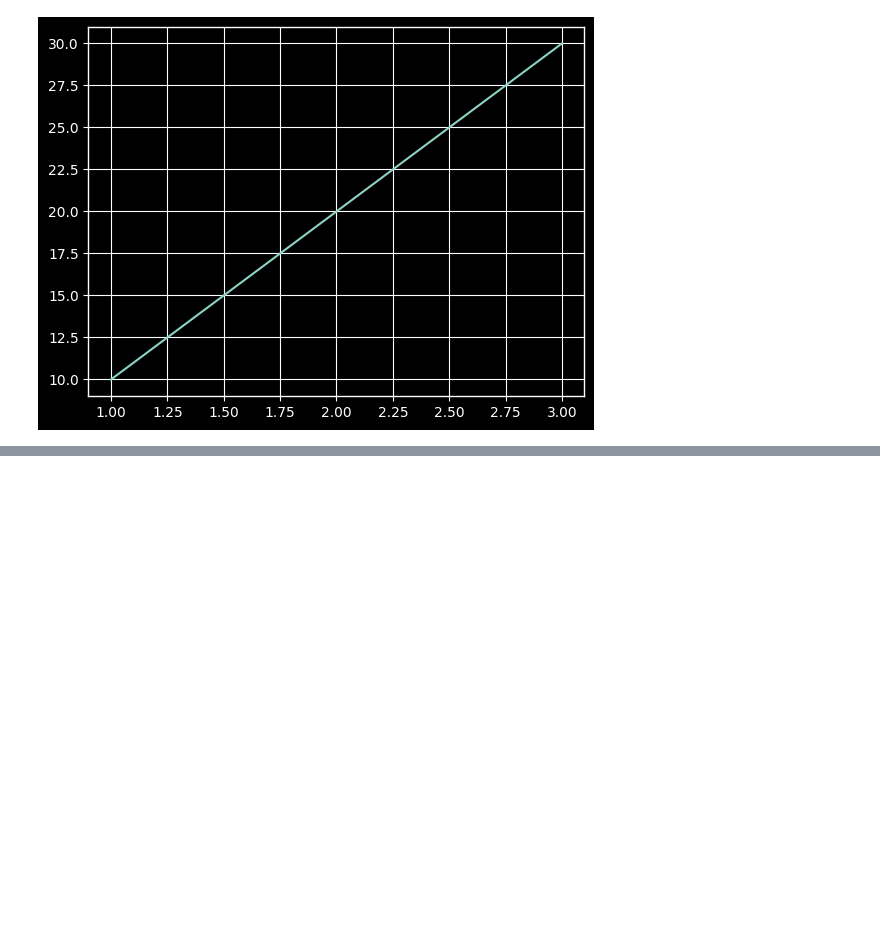
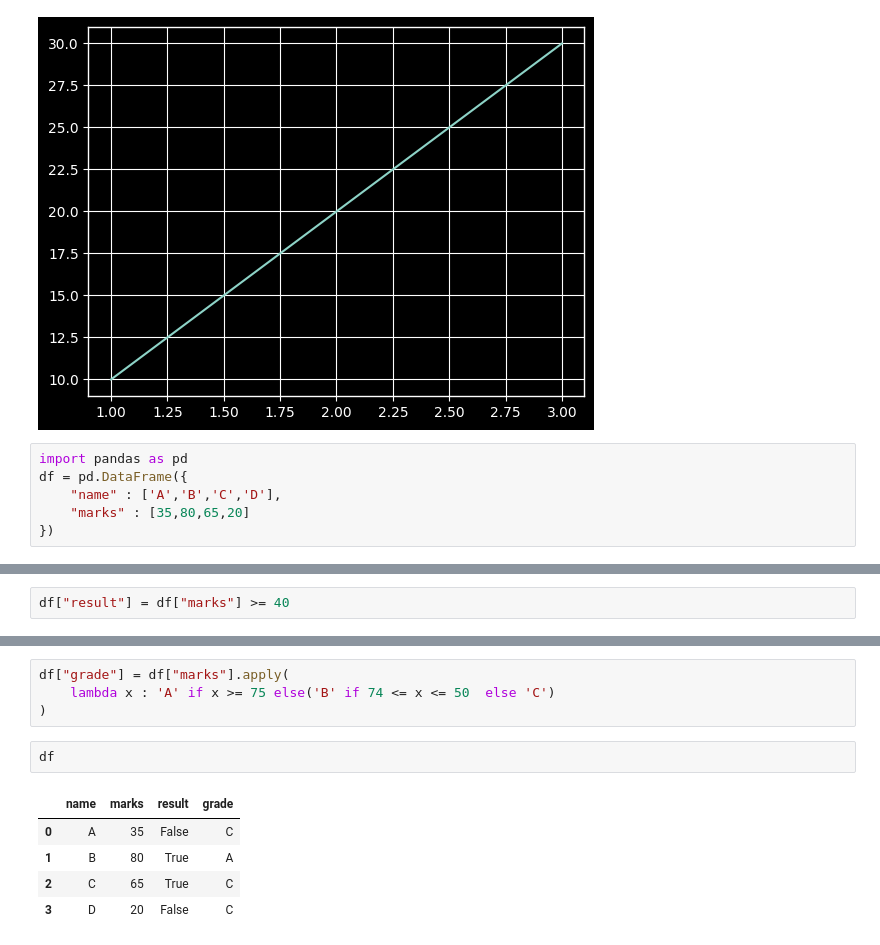
Before and after one commit to ManojOff-Git/Pandas-learning, a Jupyter notebook: problem_pandas.ipynb, the cells around one changed output, grey strips where cells are left out. Drawn from its saved outputs; the diff is of its cells as text; blank space fills up the shorter version.

```diff
--- a/problem_pandas.ipynb
+++ b/problem_pandas.ipynb
@@ -1394,3 +1394,9 @@ plt.plot([1,2,3], [10,20,30])
 plt.show()
 # %% [output]
 [figure]
+# %%
+import pandas as pd
+df = pd.DataFrame({
+    "name" : ['A','B','C','D'],
+    "marks" : [35,80,65,20]
+})
@@ -1396,0 +1411,2 @@ plt.show()
+# %%
+df["result"] = df["marks"] >= 40
@@ -1396,0 +1421,12 @@ plt.show()
+# %%
+df["grade"] = df["marks"].apply(
+    lambda x : 'A' if x >= 75 else('B' if 74 <= x <= 50  else 'C')
+)
+# %%
+df
+# %% [output]
+|  | name | marks | result | grade |
+| 0 | A | 35 | False | C |
+| 1 | B | 80 | True | A |
+| 2 | C | 65 | True | C |
+| 3 | D | 20 | False | C |
```
Also changed, not shown: parts of 8 cells of this notebook.
